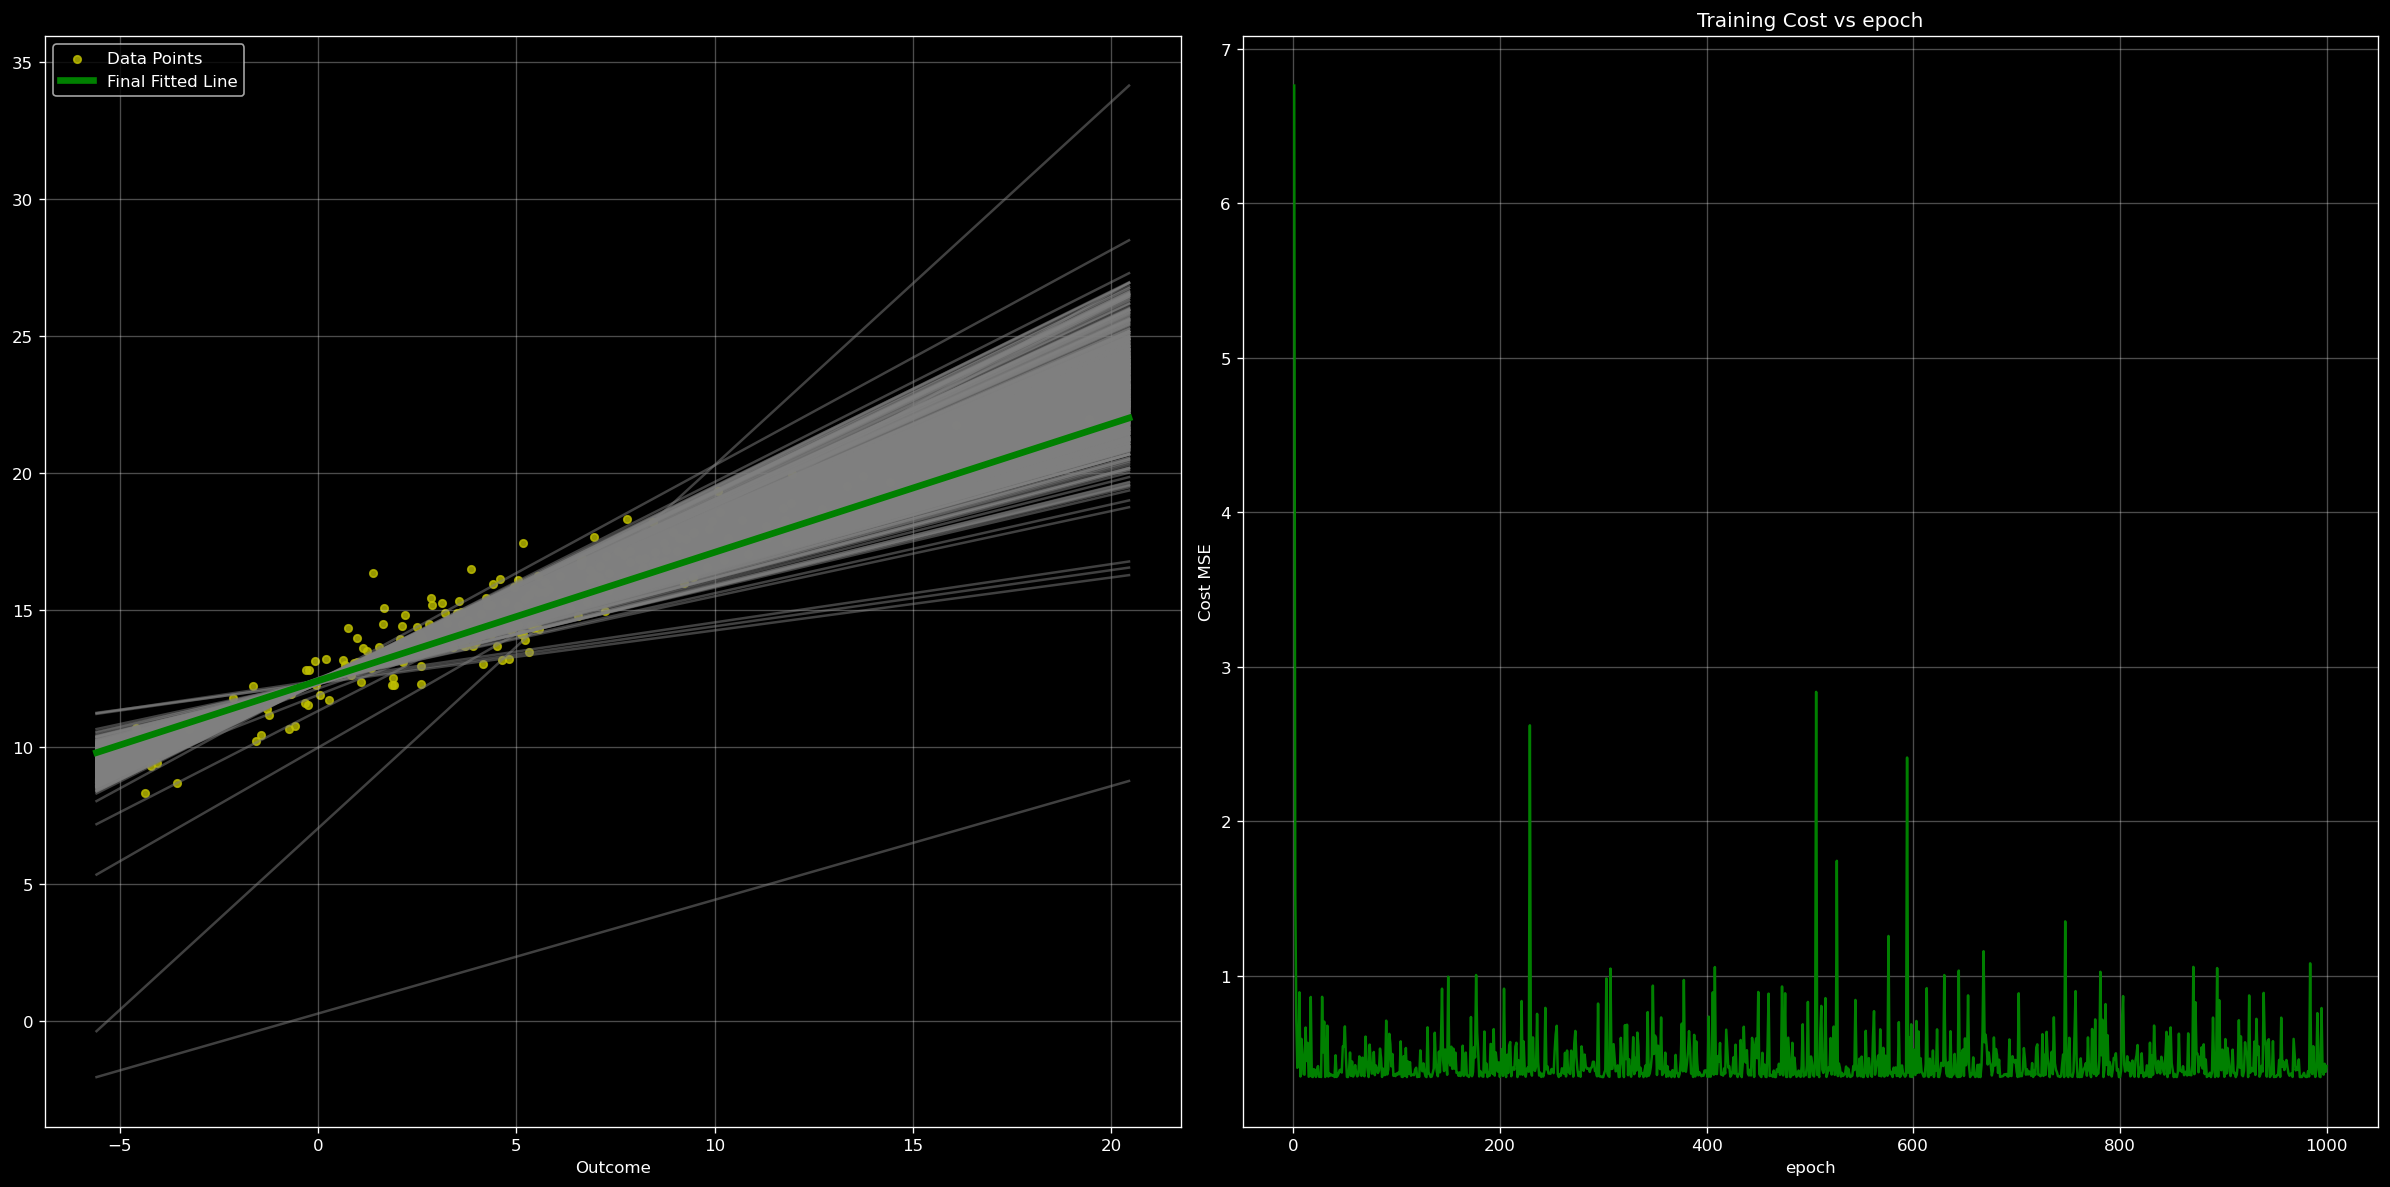
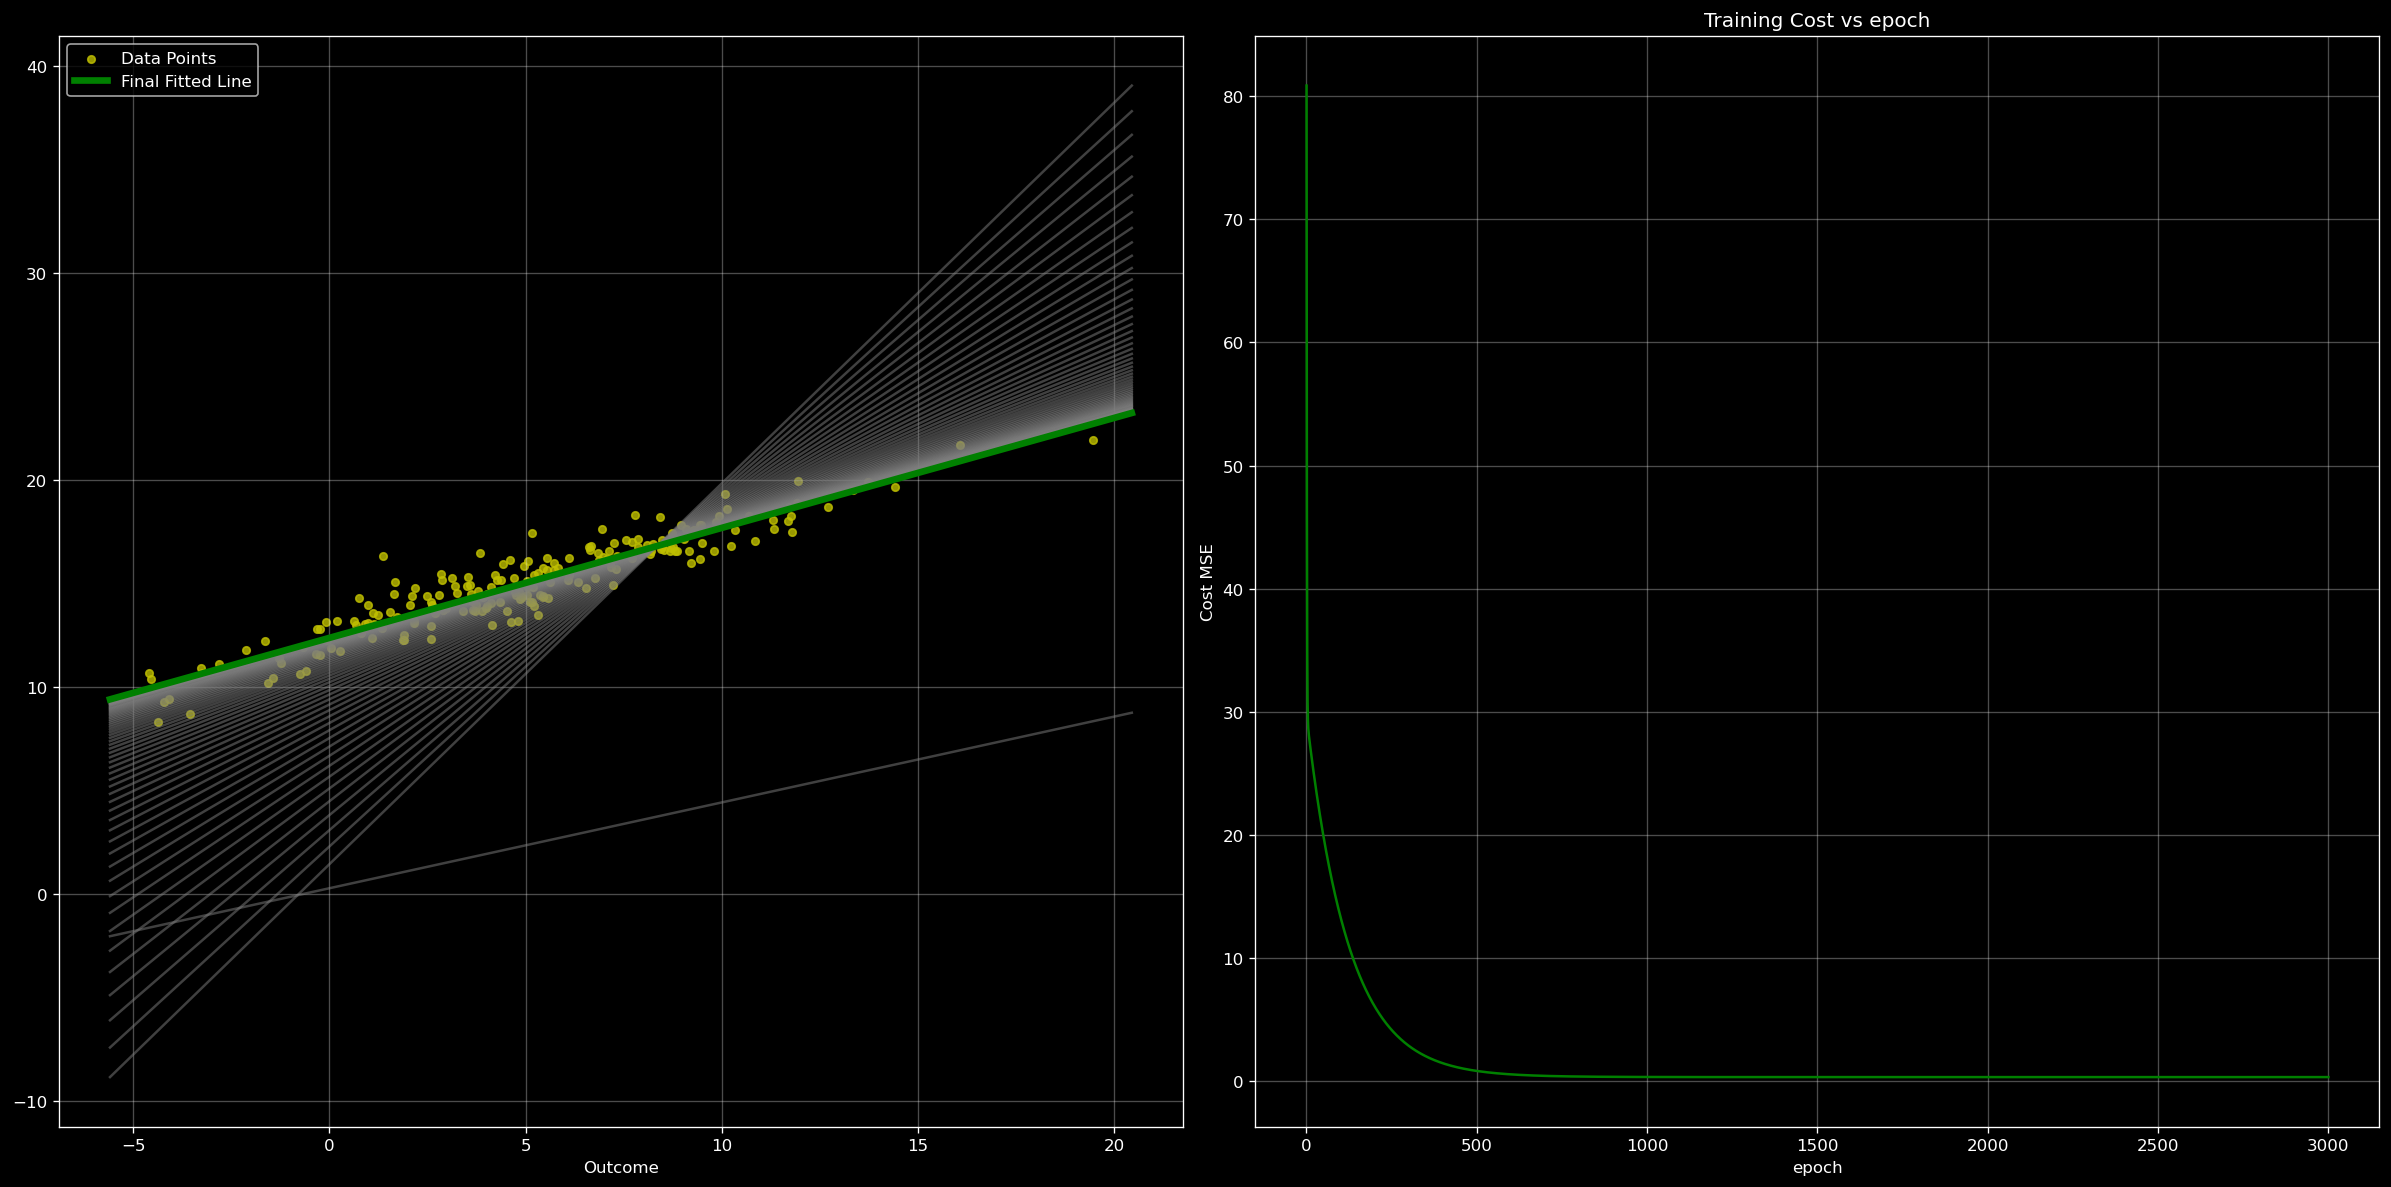
Code edit (unified diff) that turned the first committed figure into the second:
--- before
+++ after
@@ -1,2 +1,3 @@
+plt.style.use("dark_background")
 plt.figure(figsize=(30,10),dpi=120)
 

Commit: simple markdown modfication